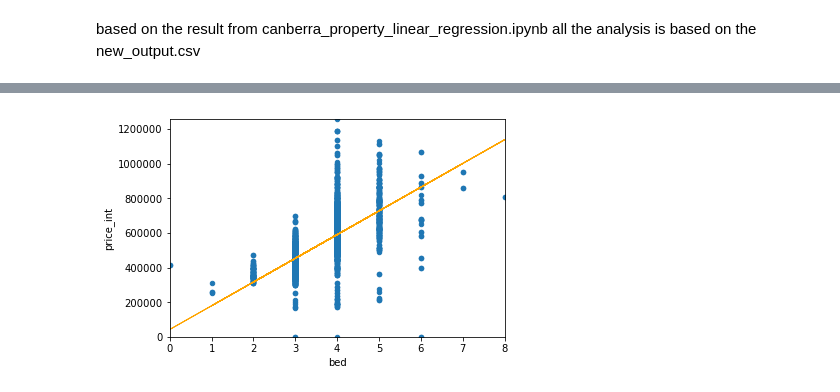
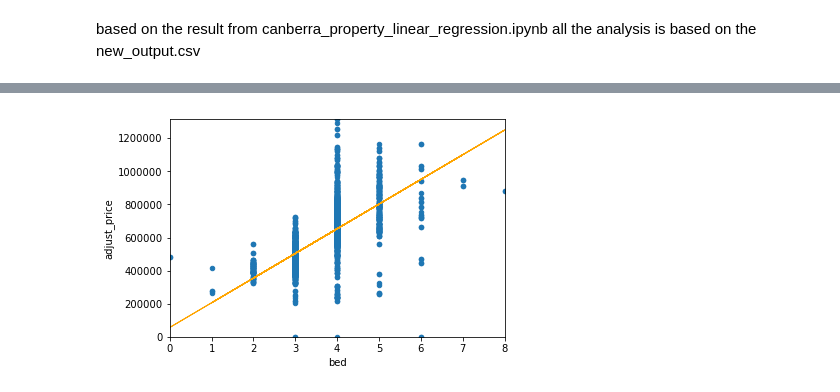
Before and after one commit to xianjunzhengbackup/code, a Jupyter notebook: data science/canberra_property/canberra_property_linear_regression_2nd_stage.ipynb, the cells around one changed output, grey strips where cells are left out. Drawn from its saved outputs; the diff is of its cells as text; code cells hidden in the pictures.

```diff
--- a/data science/canberra_property/canberra_property_linear_regression_2nd_stage.ipynb
+++ b/data science/canberra_property/canberra_property_linear_regression_2nd_stage.ipynb
@@ -8,3 +28,5 @@ df=pd.read_csv('new_output.csv')
+# %%
+df['adjust_price']=df.apply(lambda row:adjust_price_3_percent_increase(row),axis=1)
 # %%
 df.head()
 # %% [output]
@@ -17,7 +39,7 @@ df.head()
 # %%
 north=df[(df['suburb']=='Gungahlin') | (df['suburb']=='Ngunnawal') | (df['suburb']=='Harrison') | (df['suburb']=='Bonner') | (df['suburb']=='Franklin') | (df['suburb']=='Casey')]
 # %%
-north=north[north['price_int']<3000000]
+north=north[north['adjust_price']<1500000]
 # %%
 north.count()
 # %% [output]
@@ -53,7 +77,7 @@ X=north['bed']
 # %%
 X=sm.add_constant(X)
 # %%
-y=north['price_int']
+y=north['adjust_price']
 # %%
 linear_regression=sm.OLS(y,X)
 # %%
@@ -92,10 +116,10 @@ import matplotlib as mpl
 # %%
 x_range=[north['bed'].min(),north['bed'].max()]
 # %%
-y_range=[north['price_int'].min(),north['price_int'].max()]
+y_range=[north['adjust_price'].min(),north['adjust_price'].max()]
 # %%
-scatter_plot=north.plot(kind='scatter',x='bed',y='price_int',xlim=x_range,ylim=y_range)
+scatter_plot=north.plot(kind='scatter',x='bed',y='adjust_price',xlim=x_range,ylim=y_range)
 fitted_values = fitted_model.predict(X)
 regression_line=scatter_plot.plot(north['bed'],fitted_values,'-',color='orange',linewidth=1)
 # %% [output]
-[figure, old version]
+[figure, new version]
```
Also changed, not shown: parts of 7 cells of this notebook.
